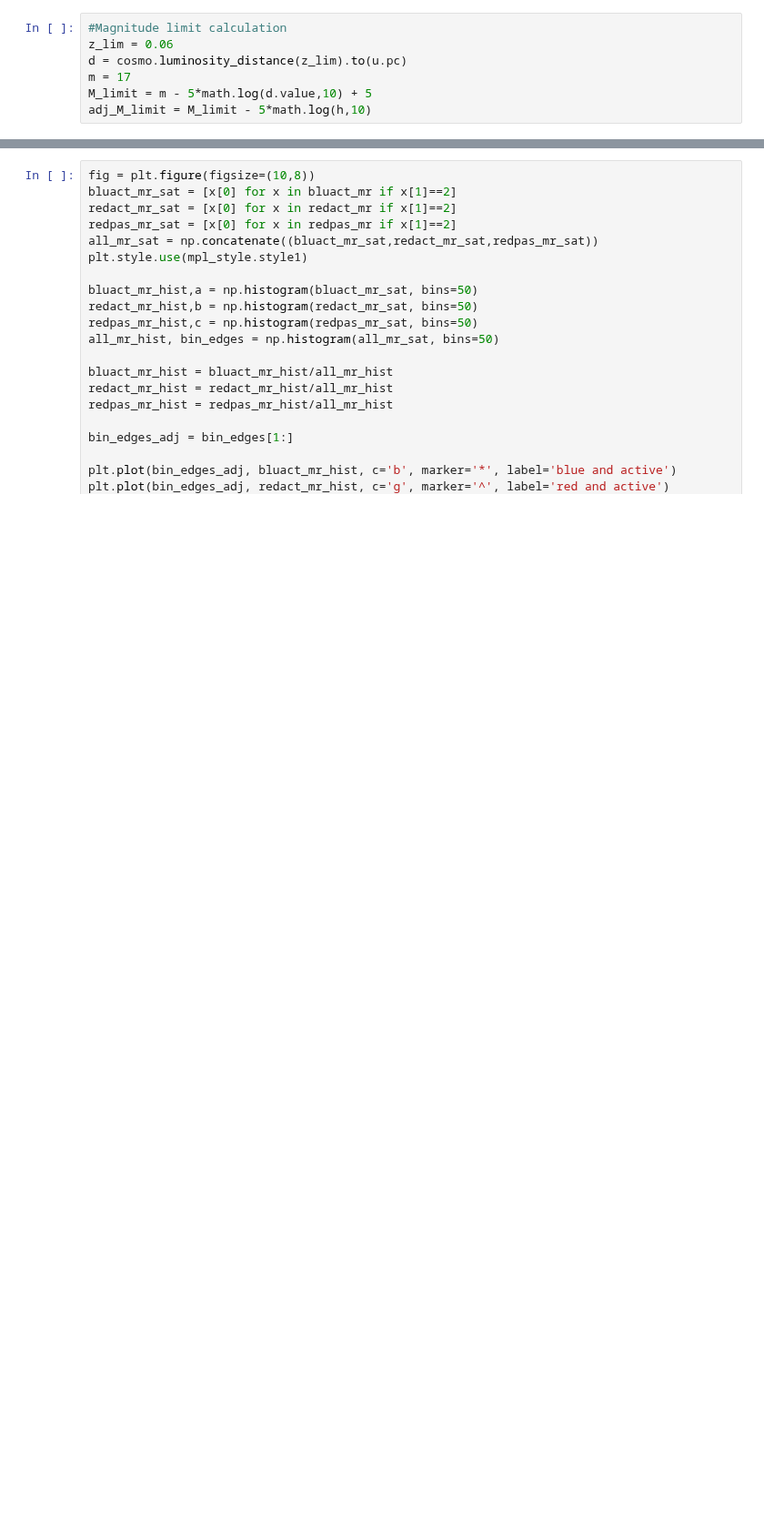
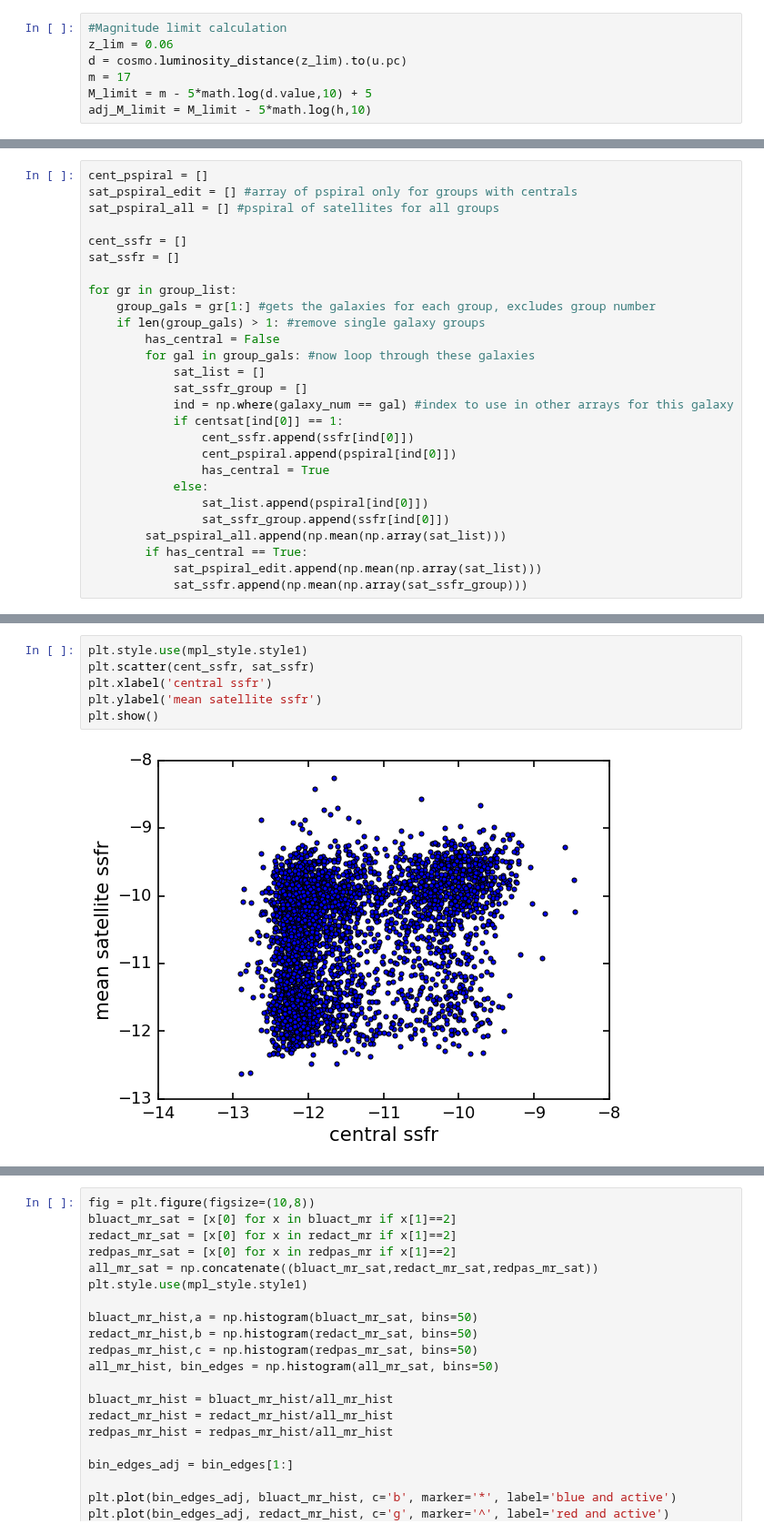
Before and after one commit to jaotter/Otter-Research-2017, a Jupyter notebook: ssfr_plots.ipynb, the cells around one changed output, grey strips where cells are left out. Shown at 91% size. Cells and saved outputs as stored; diff of their text form; blank space fills up the shorter version.

```diff
--- a/ssfr_plots.ipynb
+++ b/ssfr_plots.ipynb
@@ -89,0 +110,27 @@ for i in np.arange(pfeatures.size):
+# %%
+cent_pspiral = []
+sat_pspiral_edit = [] #array of pspiral only for groups with centrals
+sat_pspiral_all = [] #pspiral of satellites for all groups
+
+cent_ssfr = []
+sat_ssfr = []
+
+for gr in group_list:
+    group_gals = gr[1:] #gets the galaxies for each group, excludes group number
+    if len(group_gals) > 1: #remove single galaxy groups
+        has_central = False
+        for gal in group_gals: #now loop through these galaxies
+            sat_list = []
+            sat_ssfr_group = []
+            ind = np.where(galaxy_num == gal) #index to use in other arrays for this galaxy
+            if centsat[ind[0]] == 1:
+                cent_ssfr.append(ssfr[ind[0]])
+                cent_pspiral.append(pspiral[ind[0]])
+                has_central = True
+            else:
+                sat_list.append(pspiral[ind[0]])
+                sat_ssfr_group.append(ssfr[ind[0]])
+        sat_pspiral_all.append(np.mean(np.array(sat_list)))
+        if has_central == True:
+            sat_pspiral_edit.append(np.mean(np.array(sat_list)))
+            sat_ssfr.append(np.mean(np.array(sat_ssfr_group)))
@@ -89,0 +152,8 @@ for i in np.arange(pfeatures.size):
+# %%
+plt.style.use(mpl_style.style1)
+plt.scatter(cent_ssfr, sat_ssfr)
+plt.xlabel('central ssfr')
+plt.ylabel('mean satellite ssfr')
+plt.show()
+# %% [output]
+[figure, added]
```
Also changed, not shown: parts of 9 cells of this notebook.
